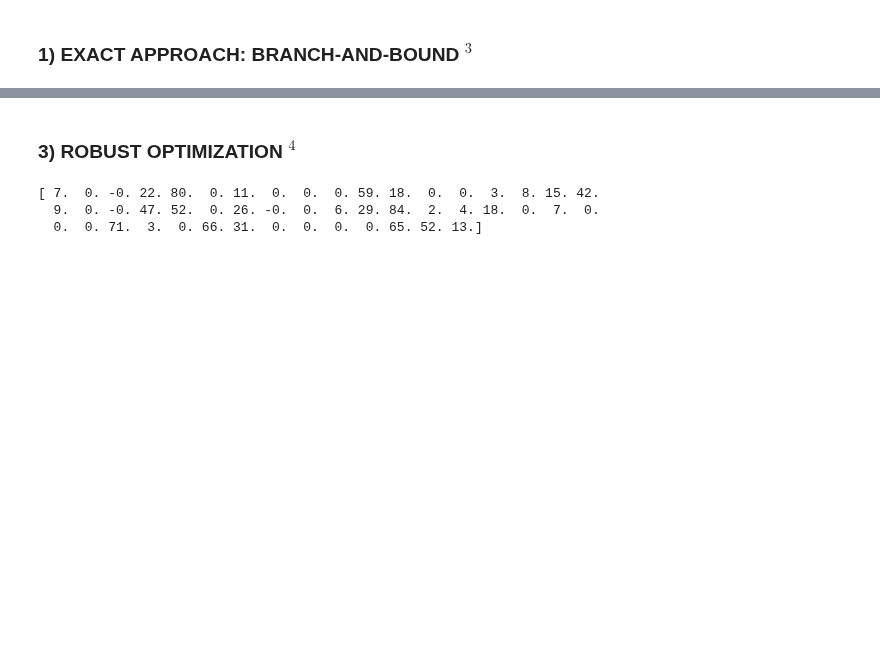
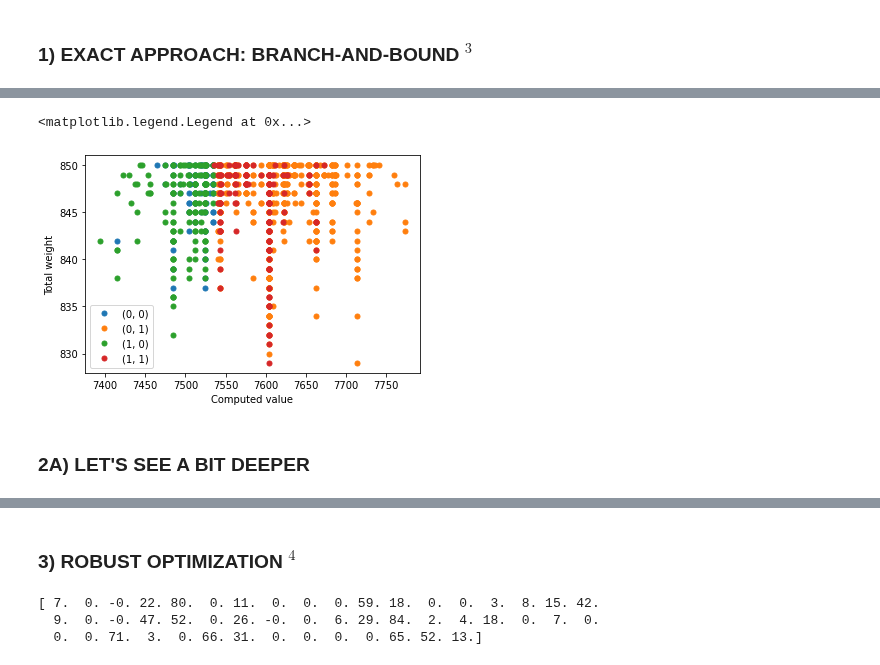
Before and after one commit to novialistiyani/ro-tutorial, a Jupyter notebook: ro_tutorial.ipynb, the cells around one changed output, grey strips where cells are left out. Drawn from its saved outputs; the diff is of its cells as text; code cells hidden in the pictures; blank space fills up the shorter version.

```diff
--- a/ro_tutorial.ipynb
+++ b/ro_tutorial.ipynb
@@ -97,0 +48,6 @@ plt.show()
+# %%
+computed_value_simple, total_weight_simple, packed_weights_simple = knapsack_solver(values, weights, capacities, True)
+
+print('computed_value:', computed_value_simple)
+print('total_weight:', total_weight_simple)
+print('packed_weights:', packed_weights_simple)
@@ -97,0 +68,23 @@ plt.show()
+# %%
+computed_value_ro_simple = []
+total_weight_ro_simple = []
+mean_deviation_ro_simple = []
+weights_ro_simple = []
+for idx in range(num_samp):
+
+    temp_weights_ro_simple = [list((np.array(weights[0]) + zs[idx] * delta).astype('int'))]
+    temp_mean_deviation_ro_simple = (abs(zs[idx] * delta).sum()) / N
+    computed_value, total_weight, _ = knapsack_solver(
+        values, temp_weights_ro_simple, capacities, False
+    )
+
+    computed_value_ro_simple.append(computed_value)
+    total_weight_ro_simple.append(total_weight)
+    mean_deviation_ro_simple.append(temp_mean_deviation_ro_simple)
+    weights_ro_simple.append(sum(temp_weights_ro_simple[0]))
+# %%
+df_ro_simple = pd.DataFrame(list(zip(weights_ro_simple, computed_value_ro_simple, total_weight_ro_simple , mean_deviation_ro_simple)),
+                            columns=['weights_with_uncertainty', 'computed_value', 'total_weight', 'mean_deviation_from_original_weight'])
+df_ro_simple['is_greater_than_baseline_value'] = np.where(df_ro_simple['computed_value'] > computed_value_simple, 1, 0)
+df_ro_simple['is_greater_than_baseline_weights'] = np.where(df_ro_simple['weights_with_uncertainty'] > np.array(weights[0]).sum(), 1, 0)
+df_ro_simple
@@ -97,0 +105,12 @@ plt.show()
+# %%
+groups = df_ro_simple.groupby(['is_greater_than_baseline_weights', 'is_greater_than_baseline_value'])
+for name, group in groups:
+    plt.plot(group.computed_value, group.total_weight, marker='o', linestyle='', markersize=5, label=name)
+plt.xlabel('Computed value')
+plt.ylabel('Total weight')
+plt.legend()
+# %% [output]
+<matplotlib.legend.Legend at 0x...>
+[figure, added]
+# %% [markdown]
+### 2A) LET'S SEE A BIT DEEPER
```
Also changed, not shown: parts of 27 cells of this notebook.
